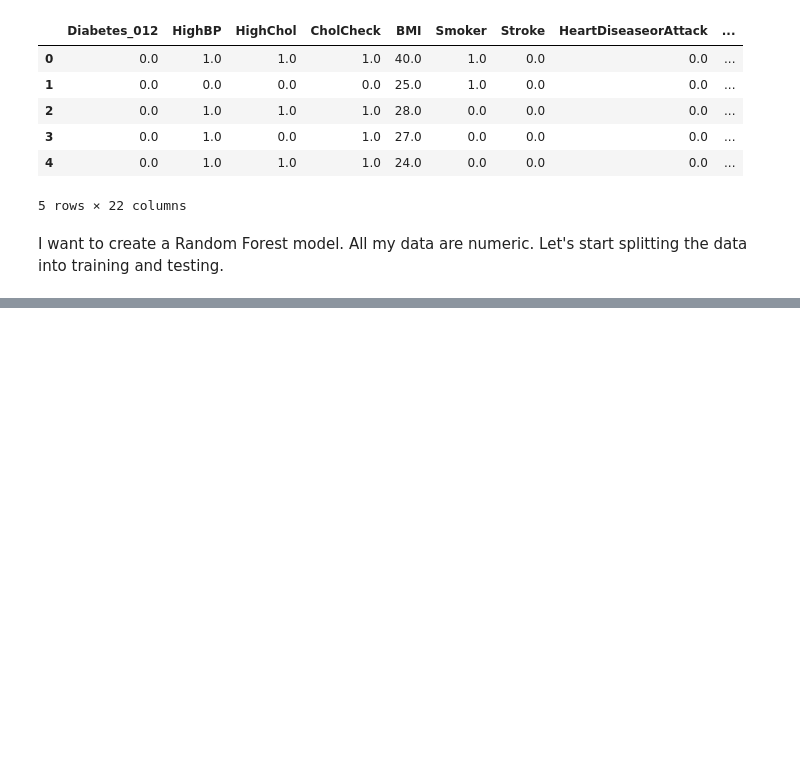
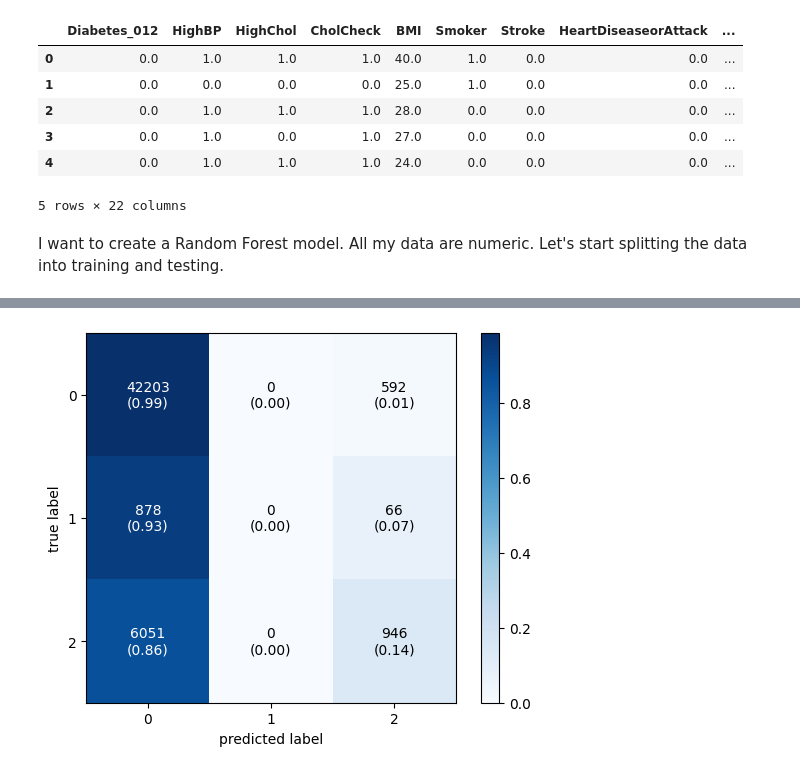
Before and after one commit to sykathowlader/group6_introToAi, a Jupyter notebook: random_forest.ipynb, the cells around one changed output, grey strips where cells are left out. Drawn from its saved outputs; the diff is of its cells as text; code cells hidden in the pictures; blank space fills up the shorter version.

```diff
--- a/random_forest.ipynb
+++ b/random_forest.ipynb
@@ -68,0 +75,4 @@ The accuracy is:  83.93842636392306 %
+# %%
+# Fit the model on the training data
+rf = RandomForestClassifier(max_depth=13, criterion='gini', n_estimators =200, min_samples_leaf=5, random_state=42)
+rf.fit(X_train, y_train)
@@ -68,0 +82,4 @@ The accuracy is:  83.93842636392306 %
+# %%
+y_pred=rf.predict(X_test)
+print('Training set score: {:.4f}'.format(rf.score(X_train, y_train)))
+print('Test set score: {:.4f}'.format(rf.score(X_test, y_test)))
@@ -68,0 +111,7 @@ The accuracy is:  83.93842636392306 %
+# %%
+# Calculate and plot the confusion matrix
+cm1 = confusion_matrix(y_test,y_pred)
+plot_confusion_matrix(conf_mat=cm1,show_absolute=True, show_normed=True,colorbar=True)
+plt.show()
+# %% [output]
+[figure, added]
```
Also changed, not shown: parts of 7 cells of this notebook.
